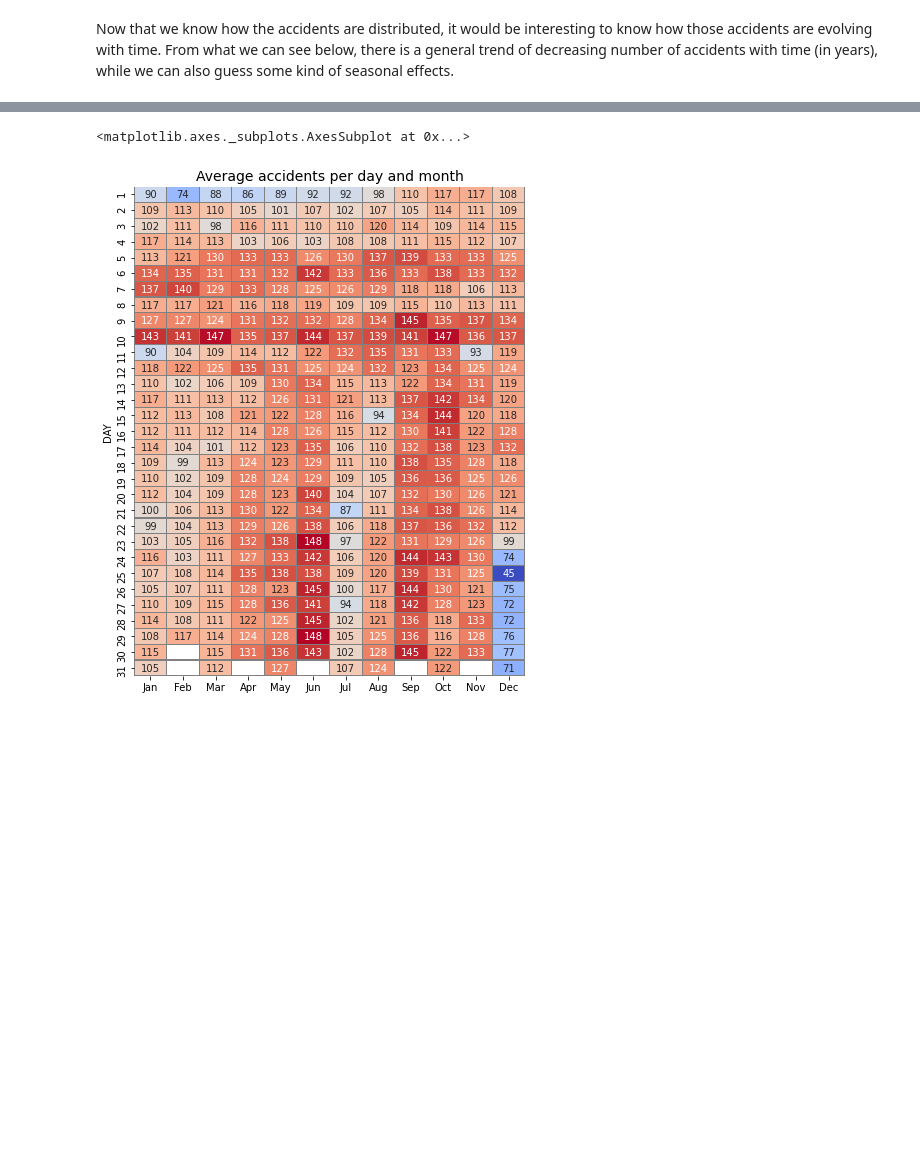
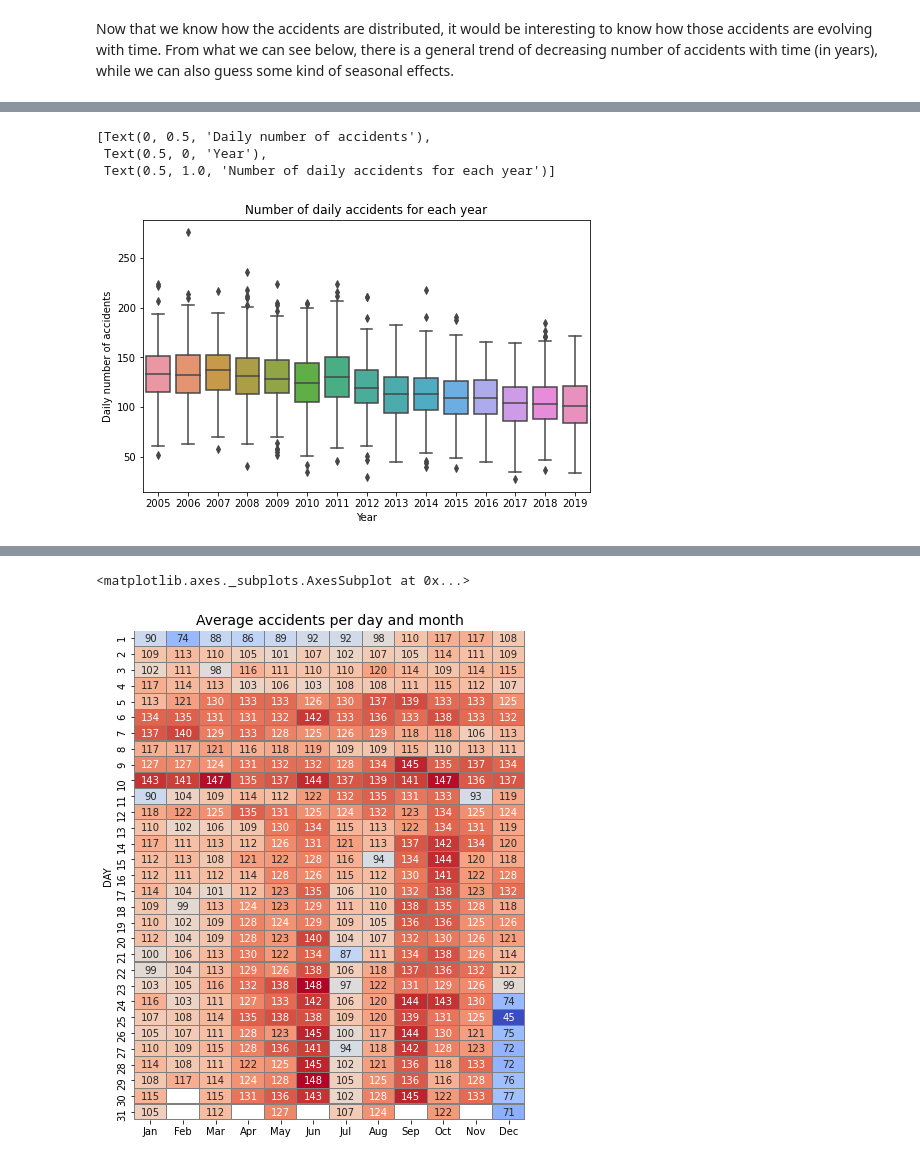
Before and after one commit to fmontoisy/Data-Science-IBM-Coursera, a Jupyter notebook: Final presentation capstone project.ipynb, the cells around one changed output, grey strips where cells are left out. Drawn from its saved outputs; the diff is of its cells as text; code cells hidden in the pictures; blank space fills up the shorter version.

```diff
--- a/Final presentation capstone project.ipynb
+++ b/Final presentation capstone project.ipynb
@@ -189,0 +195,9 @@ plt.legend(prop={'size':10})
+# %%
+plt.figure(figsize=(8,5))
+ax = sns.boxplot( x=daily_accidents["YEAR"], y=daily_accidents['DAILY_ACC'] )
+ax.set(xlabel ='Year', ylabel = 'Daily number of accidents', title= 'Number of daily accidents for each year')
+# %% [output]
+[Text(0, 0.5, 'Daily number of accidents'),
+ Text(0.5, 0, 'Year'),
+ Text(0.5, 1.0, 'Number of daily accidents for each year')]
+[figure, added]
```
Also changed, not shown: parts of 25 cells of this notebook.
